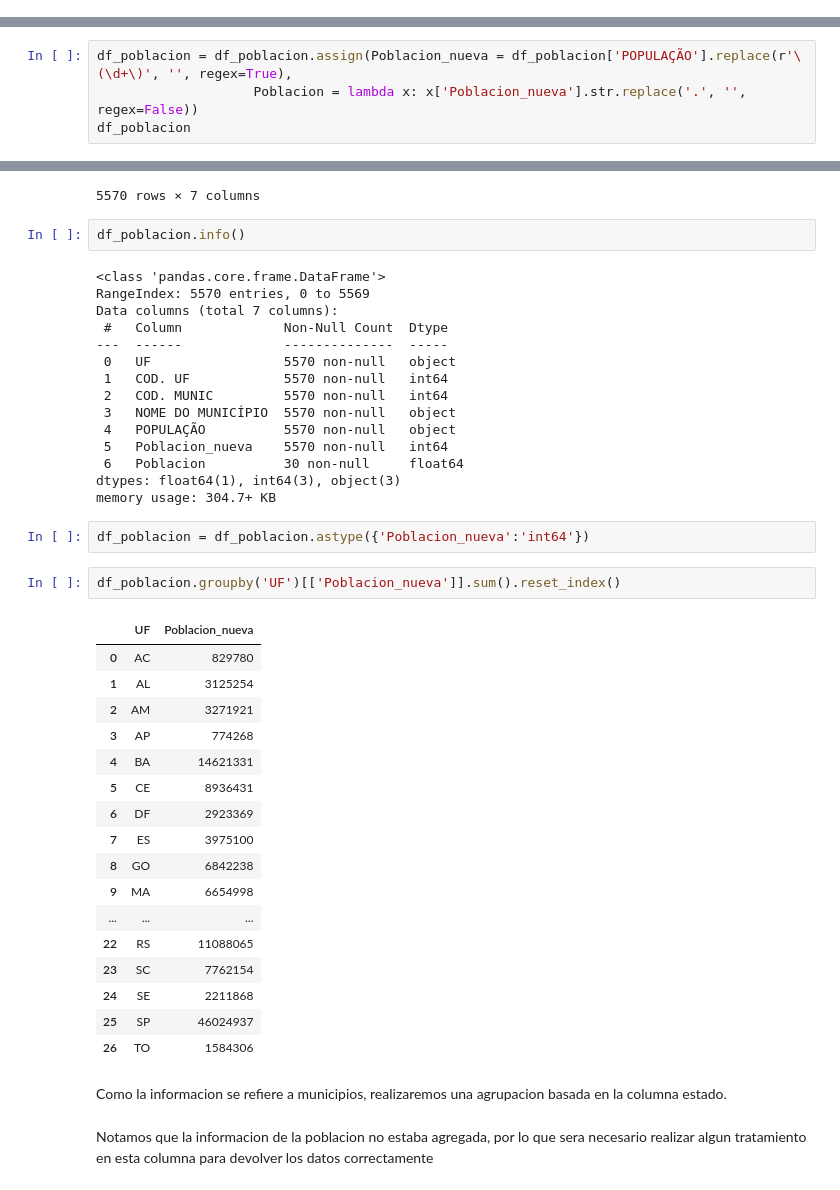
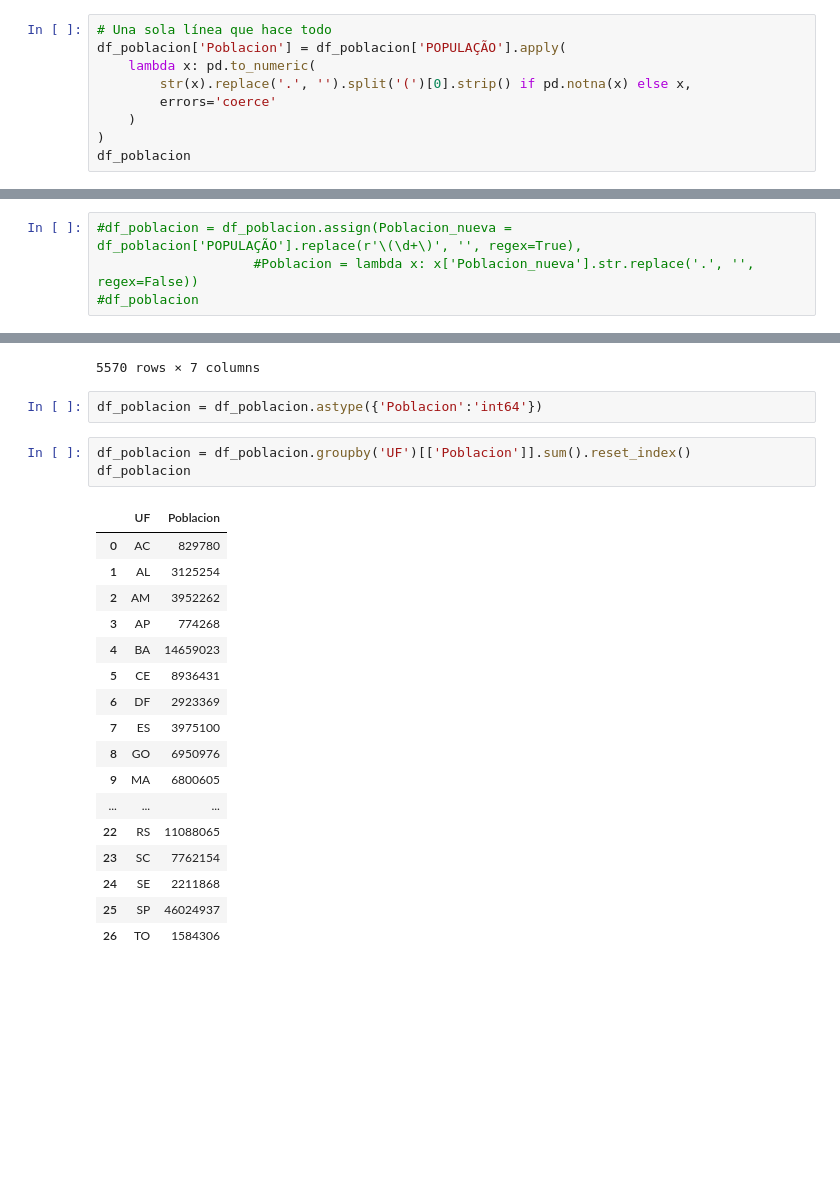
Before and after one commit to LejImkoaj/pandas_seleccionar_agrupar_datos, a Jupyter notebook: seleccion_agrupacion_de_datos.ipynb, the cells around one changed output, grey strips where cells are left out. Cells and saved outputs as stored; diff of their text form; blank space fills up the shorter version.

```diff
--- a/seleccion_agrupacion_de_datos.ipynb
+++ b/seleccion_agrupacion_de_datos.ipynb
@@ -968,0 +956,9 @@ memory usage: 217.7+ KB
+# %%
+# Una sola línea que hace todo
+df_poblacion['Poblacion'] = df_poblacion['POPULAÇÃO'].apply(
+    lambda x: pd.to_numeric(
+        str(x).replace('.', '').split('(')[0].strip() if pd.notna(x) else x,
+        errors='coerce'
+    )
+)
+df_poblacion
@@ -969,7 +979,7 @@ memory usage: 217.7+ KB
 # %%
-df_poblacion = df_poblacion.assign(Poblacion_nueva = df_poblacion['POPULAÇÃO'].replace(r'\(\d+\)', '', regex=True),
-                    Poblacion = lambda x: x['Poblacion_nueva'].str.replace('.', '', regex=False))
-df_poblacion
+#df_poblacion = df_poblacion.assign(Poblacion_nueva = df_poblacion['POPULAÇÃO'].replace(r'\(\d+\)', '', regex=True),
+                    #Poblacion = lambda x: x['Poblacion_nueva'].str.replace('.', '', regex=False))
+#df_poblacion
 # %% [output]
 |  | UF | COD. UF | COD. MUNIC | NOME DO MUNICÍPIO | POPULAÇÃO | Poblacion_nueva | Poblacion |
 | 0 | RO | 11 | 15 | Alta Floresta D'Oeste | 21558 | 21558 | NaN |
@@ -984,46 +994,26 @@ df_poblacion
 | 5568 | GO | 52 | 22302 | Vila Propício | 5646 | 5646 | NaN |
 | 5569 | DF | 53 | 108 | Brasília | 2923369 | 2923369 | NaN |
 5570 rows × 7 columns
-# %%
-df_poblacion.info()
-# %% [output]
-<class 'pandas.core.frame.DataFrame'>
-RangeIndex: 5570 entries, 0 to 5569
-Data columns (total 7 columns):
- #   Column             Non-Null Count  Dtype
----  ------             --------------  -----
- 0   UF                 5570 non-null   object
- 1   COD. UF            5570 non-null   int64
- 2   COD. MUNIC         5570 non-null   int64
- 3   NOME DO MUNICÍPIO  5570 non-null   object
- 4   POPULAÇÃO          5570 non-null   object
- 5   Poblacion_nueva    5570 non-null   int64
- 6   Poblacion          30 non-null     float64
-dtypes: float64(1), int64(3), object(3)
-memory usage: 304.7+ KB
 # %%
-df_poblacion = df_poblacion.astype({'Poblacion_nueva':'int64'})
+df_poblacion = df_poblacion.astype({'Poblacion':'int64'})
 # %%
-df_poblacion.groupby('UF')[['Poblacion_nueva']].sum().reset_index()
+df_poblacion = df_poblacion.groupby('UF')[['Poblacion']].sum().reset_index()
+df_poblacion
 # %% [output]
-|  | UF | Poblacion_nueva |
+|  | UF | Poblacion |
 | 0 | AC | 829780 |
 | 1 | AL | 3125254 |
-| 2 | AM | 3271921 |
+| 2 | AM | 3952262 |
 | 3 | AP | 774268 |
-| 4 | BA | 14621331 |
+| 4 | BA | 14659023 |
 | 5 | CE | 8936431 |
 | 6 | DF | 2923369 |
 | 7 | ES | 3975100 |
-| 8 | GO | 6842238 |
-| 9 | MA | 6654998 |
+| 8 | GO | 6950976 |
+| 9 | MA | 6800605 |
 | ... | ... | ... |
 | 22 | RS | 11088065 |
 | 23 | SC | 7762154 |
 | 24 | SE | 2211868 |
 | 25 | SP | 46024937 |
 | 26 | TO | 1584306 |
-# %% [markdown]
-Como la informacion se refiere a municipios, realizaremos una agrupacion basada en la columna estado.
-# %% [markdown]
-Notamos que la informacion de la poblacion no estaba agregada, por lo que sera necesario realizar algun tratamiento en esta columna para devolver los datos correctamente
```
Also changed, not shown: parts of 8 cells of this notebook.
